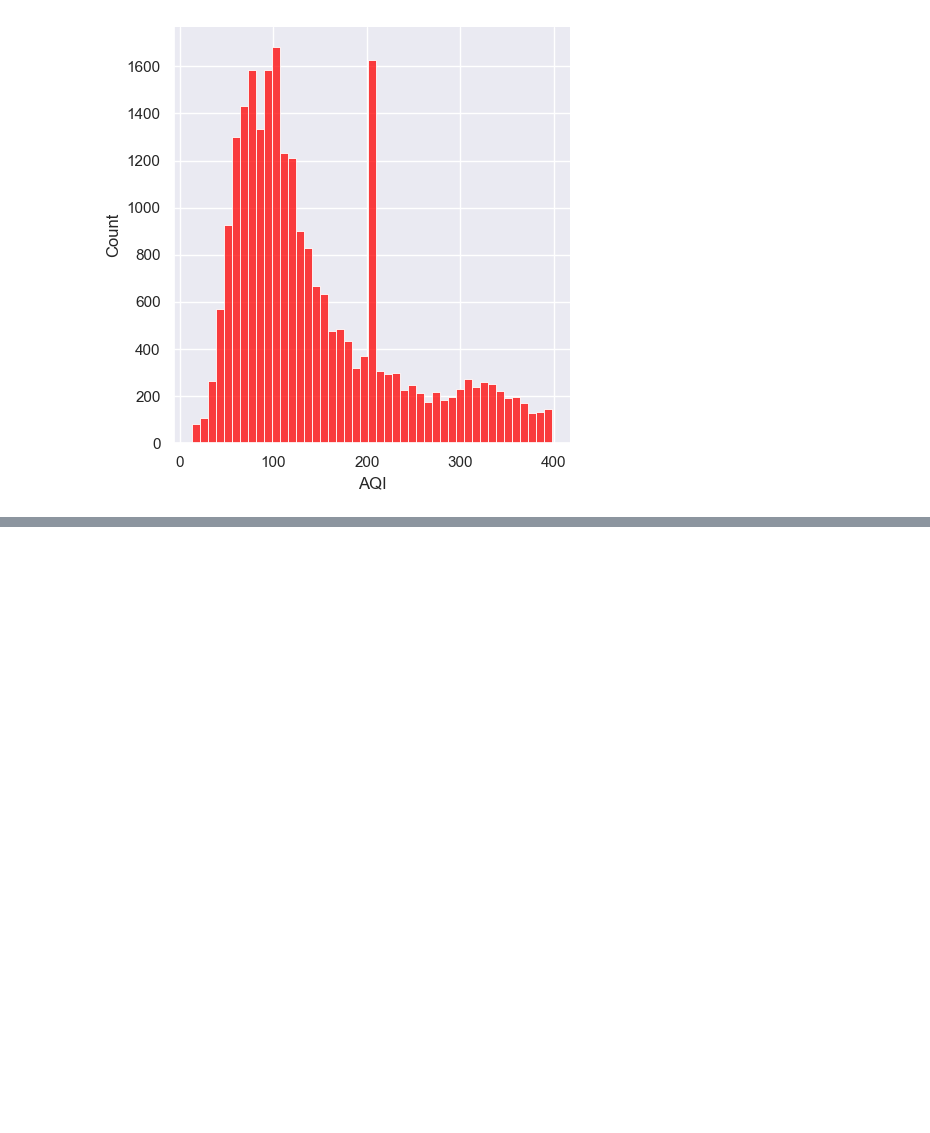
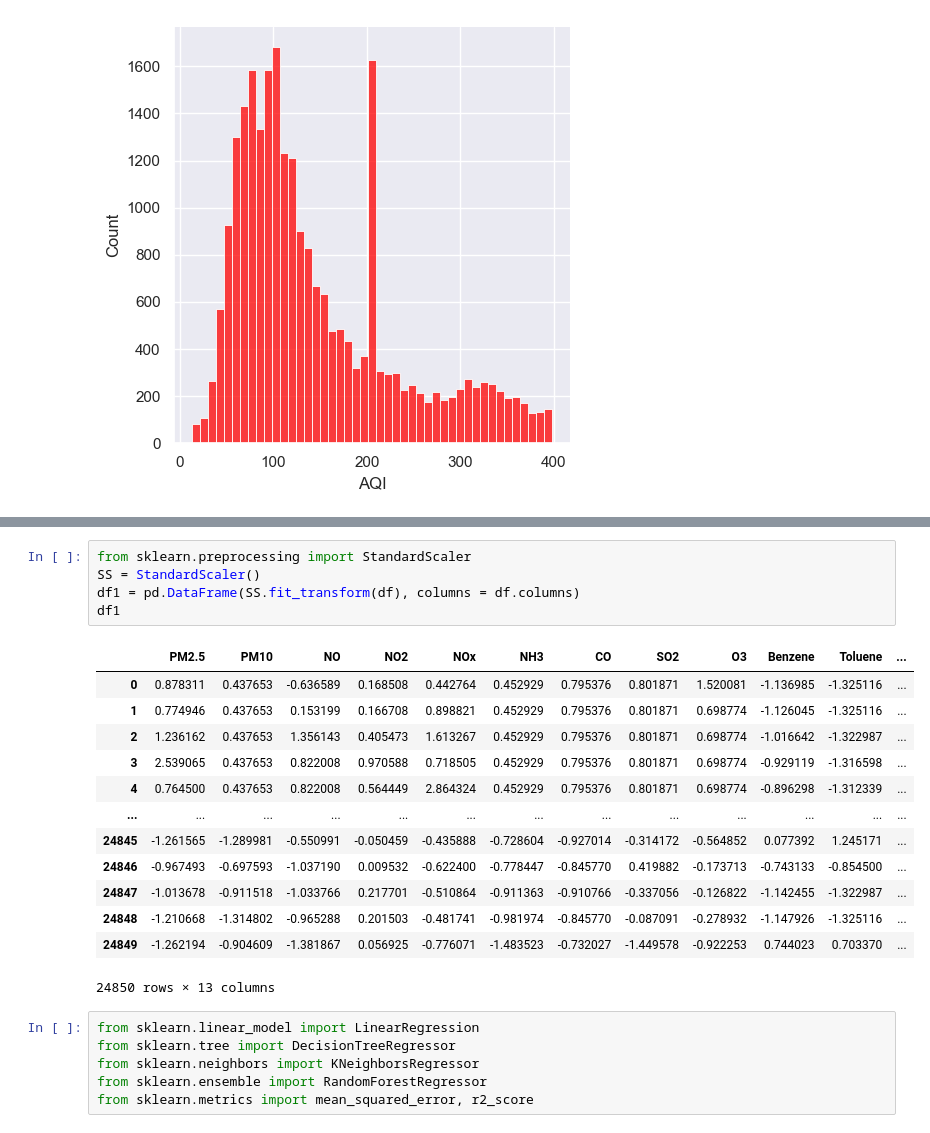
Before and after one commit to AshokGarje/Air-Quality-Index-Prediction, a Jupyter notebook: AQI Prediction Model.ipynb, the cells around one changed output, grey strips where cells are left out. Cells and saved outputs as stored; diff of their text form; blank space fills up the shorter version.

```diff
--- a/AQI Prediction Model.ipynb
+++ b/AQI Prediction Model.ipynb
@@ -469,0 +470,25 @@ plt.show()
+# %%
+from sklearn.preprocessing import StandardScaler
+SS = StandardScaler()
+df1 = pd.DataFrame(SS.fit_transform(df), columns = df.columns)
+df1
+# %% [output]
+|  | PM2.5 | PM10 | NO | NO2 | NOx | NH3 | CO | SO2 | O3 | Benzene | Toluene | ... |
+| 0 | 0.878311 | 0.437653 | -0.636589 | 0.168508 | 0.442764 | 0.452929 | 0.795376 | 0.801871 | 1.520081 | -1.136985 | -1.325116 | ... |
+| 1 | 0.774946 | 0.437653 | 0.153199 | 0.166708 | 0.898821 | 0.452929 | 0.795376 | 0.801871 | 0.698774 | -1.126045 | -1.325116 | ... |
+| 2 | 1.236162 | 0.437653 | 1.356143 | 0.405473 | 1.613267 | 0.452929 | 0.795376 | 0.801871 | 0.698774 | -1.016642 | -1.322987 | ... |
+| 3 | 2.539065 | 0.437653 | 0.822008 | 0.970588 | 0.718505 | 0.452929 | 0.795376 | 0.801871 | 0.698774 | -0.929119 | -1.316598 | ... |
+| 4 | 0.764500 | 0.437653 | 0.822008 | 0.564449 | 2.864324 | 0.452929 | 0.795376 | 0.801871 | 0.698774 | -0.896298 | -1.312339 | ... |
+| ... | ... | ... | ... | ... | ... | ... | ... | ... | ... | ... | ... | ... |
+| 24845 | -1.261565 | -1.289981 | -0.550991 | -0.050459 | -0.435888 | -0.728604 | -0.927014 | -0.314172 | -0.564852 | 0.077392 | 1.245171 | ... |
+| 24846 | -0.967493 | -0.697593 | -1.037190 | 0.009532 | -0.622400 | -0.778447 | -0.845770 | 0.419882 | -0.173713 | -0.743133 | -0.854500 | ... |
+| 24847 | -1.013678 | -0.911518 | -1.033766 | 0.217701 | -0.510864 | -0.911363 | -0.910766 | -0.337056 | -0.126822 | -1.142455 | -1.322987 | ... |
+| 24848 | -1.210668 | -1.314802 | -0.965288 | 0.201503 | -0.481741 | -0.981974 | -0.845770 | -0.087091 | -0.278932 | -1.147926 | -1.325116 | ... |
+| 24849 | -1.262194 | -0.904609 | -1.381867 | 0.056925 | -0.776071 | -1.483523 | -0.732027 | -1.449578 | -0.922253 | 0.744023 | 0.703370 | ... |
+24850 rows × 13 columns
+# %%
+from sklearn.linear_model import LinearRegression
+from sklearn.tree import DecisionTreeRegressor
+from sklearn.neighbors import KNeighborsRegressor
+from sklearn.ensemble import RandomForestRegressor
+from sklearn.metrics import mean_squared_error, r2_score
```
Also changed, not shown: parts of 18 cells of this notebook.
